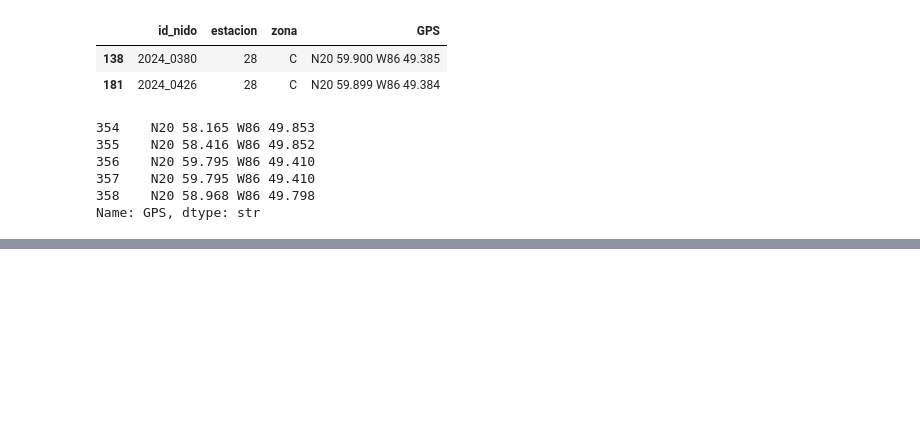
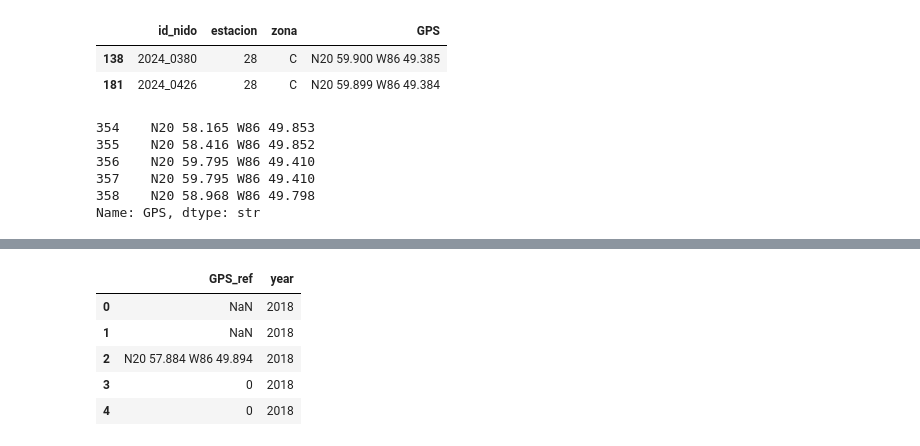
Before and after one commit to jachs182/PT_Tortiugas, a Jupyter notebook: Notebooks/JoinData.ipynb, the cells around one changed output, grey strips where cells are left out. Drawn from its saved outputs; the diff is of its cells as text; code cells hidden in the pictures; blank space fills up the shorter version.

```diff
--- a/Notebooks/JoinData.ipynb
+++ b/Notebooks/JoinData.ipynb
@@ -169,0 +189,20 @@ Name: GPS, dtype: str
+# %%
+# 2. Separar los datos de 2020 en adelante
+df_principal = df_final[df_final['year'] >= 2018].copy()
+df_principal['GPS'] = df_principal['GPS'].replace({0: np.nan, '0': np.nan})
+# 3. Unir la referencia como una columna temporal
+df_principal = df_principal.merge(
+    df_referencia,
+    on=['zona', 'estacion'],
+    how='left',
+    suffixes=('', '_ref')
+)
+
+df_principal[['GPS_ref', 'year']].head()
+# %% [output]
+|  | GPS_ref | year |
+| 0 | NaN | 2018 |
+| 1 | NaN | 2018 |
+| 2 | N20 57.884 W86 49.894 | 2018 |
+| 3 | 0 | 2018 |
+| 4 | 0 | 2018 |
```
Also changed, not shown: parts of 14 cells of this notebook, 5 other files.
